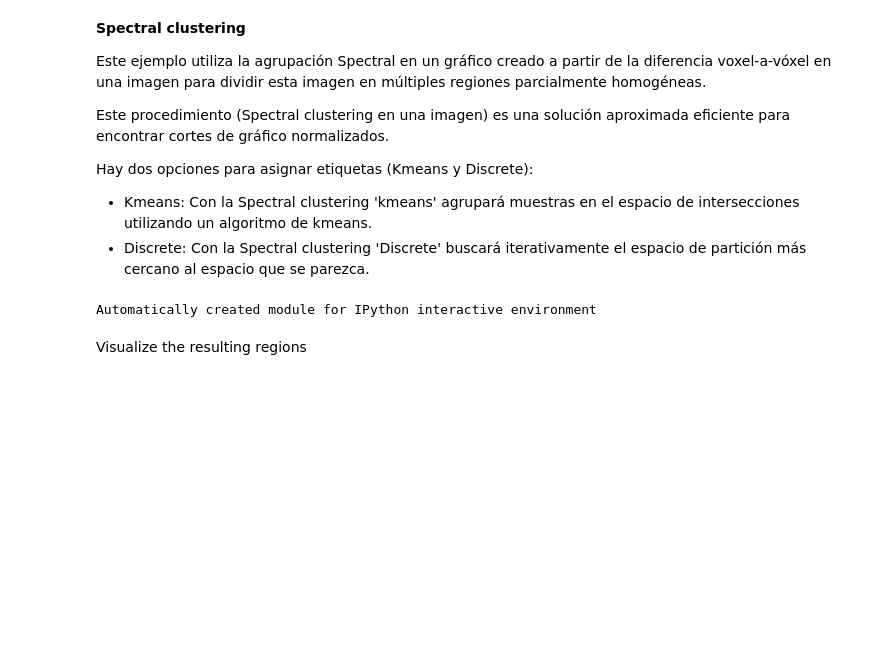
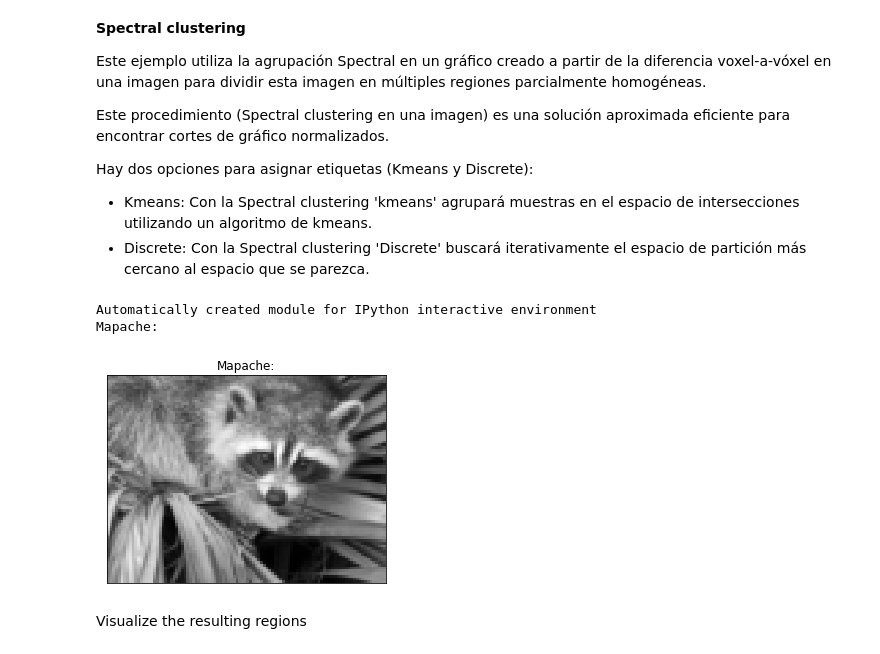
Before and after one commit to Christianivh/trabajosm_eoi, a Jupyter notebook: Modulo6/TrabajoFinal_Semana2/Actividad2_Aprendizaje_NO_Supervisado.ipynb, the cells around one changed output. Cells and saved outputs as stored; diff of their text form; code cells hidden in the pictures; blank space fills up the shorter version.

```diff
--- a/Modulo6/TrabajoFinal_Semana2/Actividad2_Aprendizaje_NO_Supervisado.ipynb
+++ b/Modulo6/TrabajoFinal_Semana2/Actividad2_Aprendizaje_NO_Supervisado.ipynb
@@ -353,34 +353,44 @@ import matplotlib.pyplot as plt
 
 from sklearn.feature_extraction import image
 from sklearn.cluster import spectral_clustering
 
 
 # load the raccoon face as a numpy array
 try:  # SciPy >= 0.16 have face in misc
     from scipy.misc import face
     face = face(gray=True)
 except ImportError:
     face = sp.face(gray=True)
 
 # Resize it to 10% of the original size to speed up the processing
 face = sp.misc.imresize(face, 0.10) / 255.
 
 # Convert the image into a graph with the value of the gradient on the
 # edges.
 graph = image.img_to_graph(face)
 
 # Take a decreasing function of the gradient: an exponential
 # The smaller beta is, the more independent the segmentation is of the
 # actual image. For beta=1, the segmentation is close to a voronoi
 beta = 5
 eps = 1e-6
 graph.data = np.exp(-beta * graph.data / graph.data.std()) + eps
 
 # Apply spectral clustering (this step goes much faster if you have pyamg
 # installed)
-N_REGIONS = 60
+N_REGIONS = 40
+
+plt.figure(figsize=(5, 5))
+plt.imshow(face, cmap=plt.cm.gray)
+plt.xticks(())
+plt.yticks(())
+title = 'Mapache:'
+print(title)
+plt.title(title);
 # %% [output]
 Automatically created module for IPython interactive environment
+Mapache:
+[figure, added]
 # %% [markdown]
 Visualize the resulting regions
 # %%
```
Also changed, not shown: parts of 8 cells of this notebook, 10 other files.
